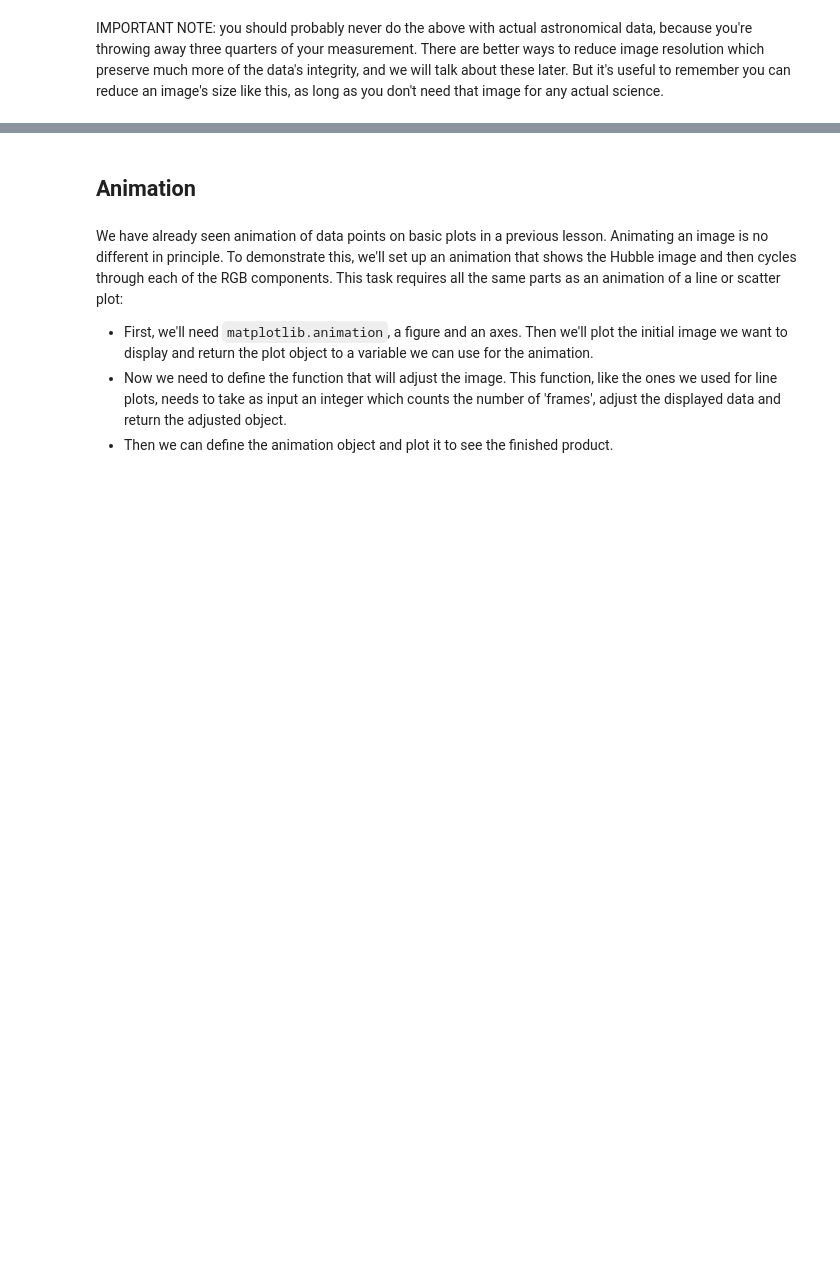
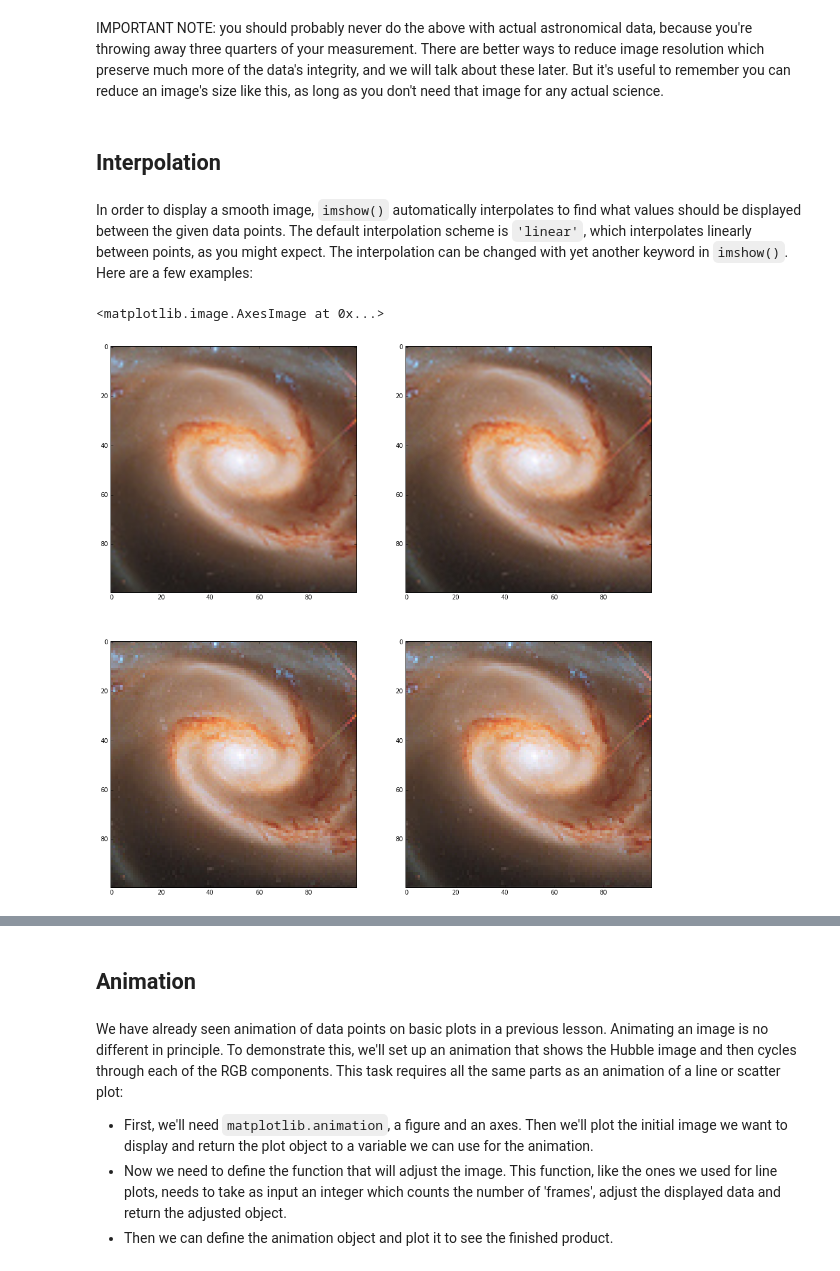
Before and after one commit to OpenAstronomy/workshop_sunpy_astropy, a Jupyter notebook: images-and-plotting-instructor.ipynb, the cells around one changed output, grey strips where cells are left out. Cells and saved outputs as stored; diff of their text form; code cells hidden in the pictures; blank space fills up the shorter version.

```diff
--- a/images-and-plotting-instructor.ipynb
+++ b/images-and-plotting-instructor.ipynb
@@ -184,2 +246,17 @@ plt.imshow(lowres_gal)
 # %% [markdown]
 IMPORTANT NOTE: you should probably never do the above with actual astronomical data, because you're throwing away three quarters of your measurement. There are better ways to reduce image resolution which preserve much more of the data's integrity, and we will talk about these later. But it's useful to remember you can reduce an image's size like this, as long as you don't need that image for any actual science.
+# %% [markdown]
+## Interpolation
+# %% [markdown]
+In order to display a smooth image, `imshow()` automatically interpolates to find what values should be displayed between the given data points. The default interpolation scheme is `'linear'`, which interpolates linearly between points, as you might expect. The interpolation can be changed with yet another keyword in `imshow()`. Here are a few examples:
+# %%
+# Image with default interpolation
+fig, ax = plt.subplots(2, 2, figsize=(16, 16))
+smallim = gal[:100, 250:350, :]
+ax[0, 0].imshow(smallim) # Default (linear) interpolation
+ax[0, 1].imshow(smallim, interpolation='bicubic') # Bicubic interpolation
+ax[1, 0].imshow(smallim, interpolation='nearest') # Nearest-neighbour interpolation
+ax[1, 1].imshow(smallim, interpolation='none') # No interpolation
+# %% [output]
+<matplotlib.image.AxesImage at 0x...>
+[figure, added]
```
Also changed, not shown: parts of 22 cells of this notebook.
